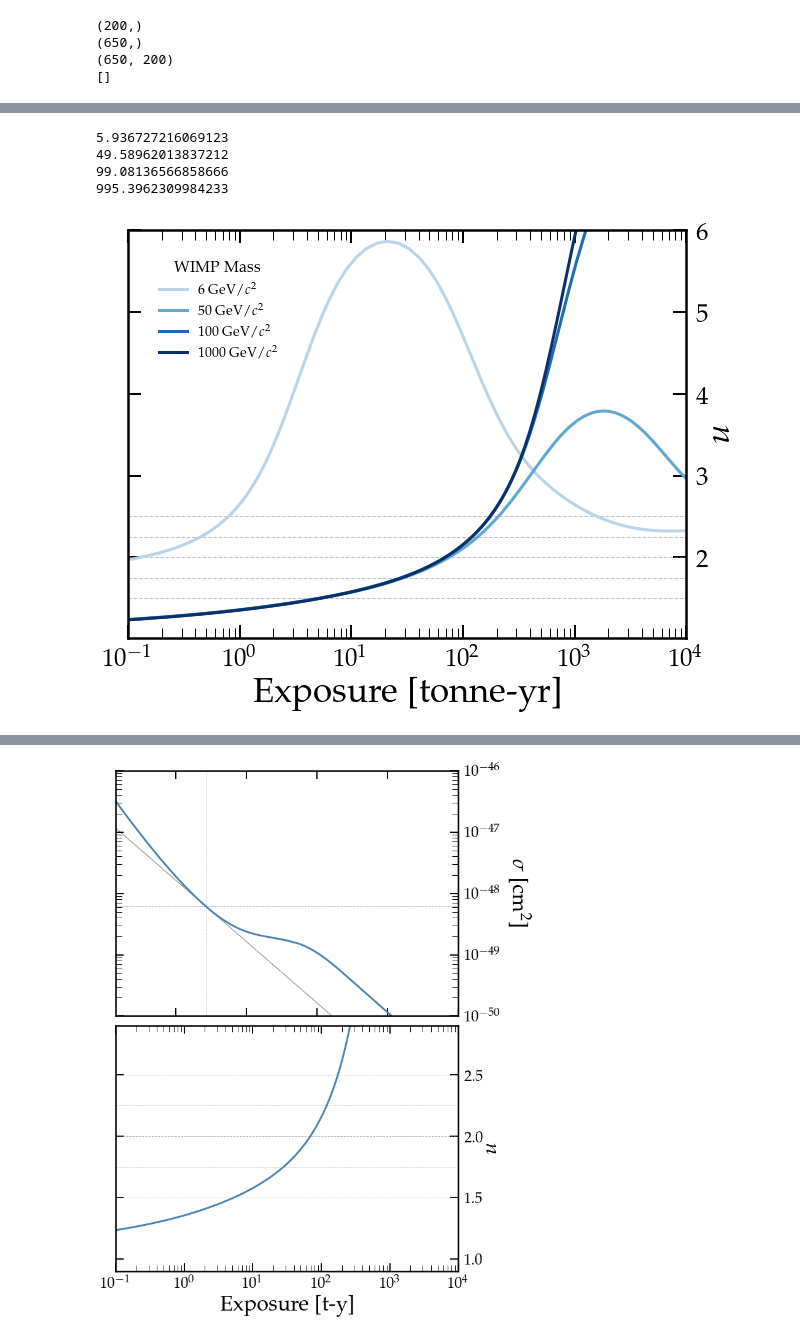
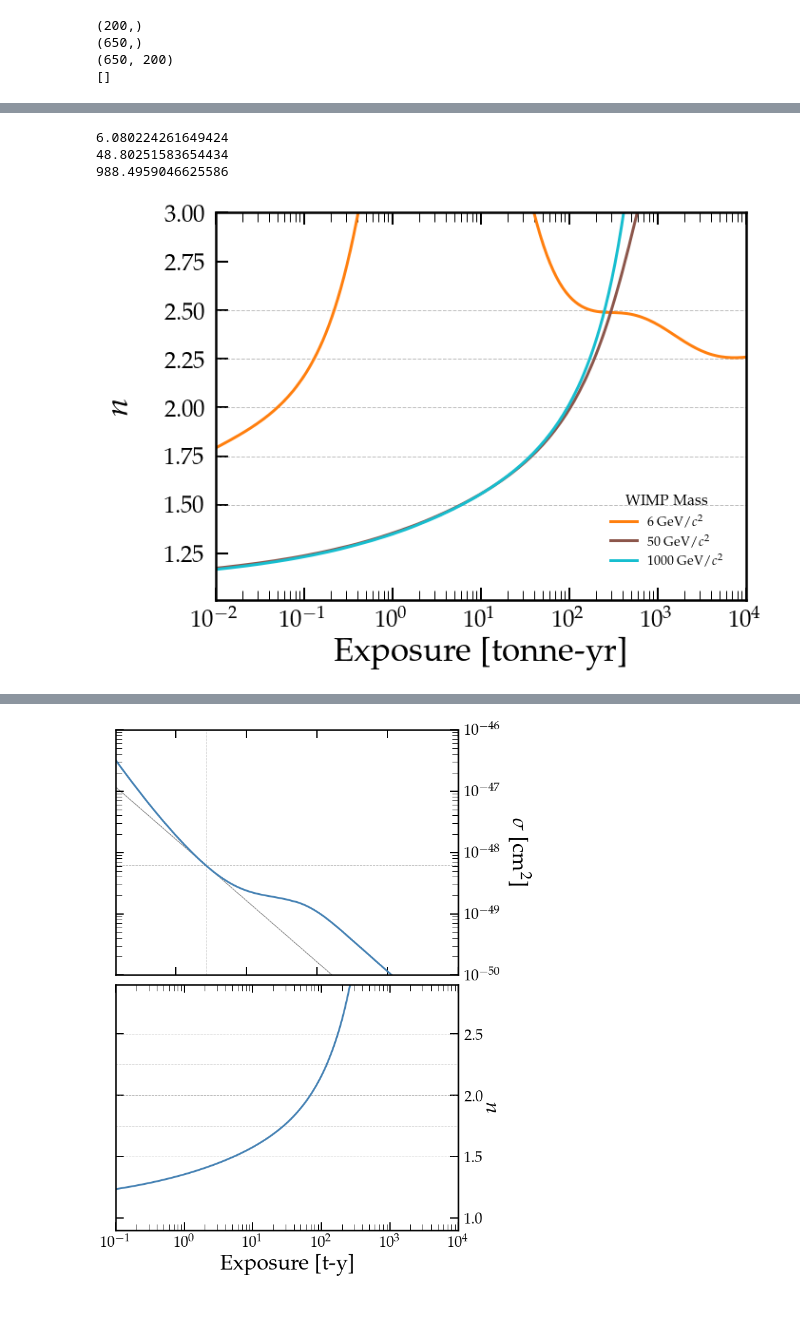
Before and after one commit to ScottHaselschwardt/NeutrinoFog, a Jupyter notebook: notebooks/ExplanationFigure.ipynb, the cells around one changed output, grey strips where cells are left out. Saved outputs shown, nothing was run; the diff lists cells and outputs as text; code cells hidden in the pictures; blank space fills up the shorter version.

```diff
--- a/notebooks/ExplanationFigure.ipynb
+++ b/notebooks/ExplanationFigure.ipynb
@@ -25,11 +25,14 @@ cmap = LinearSegmentedColormap.from_list('name', colors)
 #print(cmap(0))
 #print(cmap(2))
 
-#data = loadtxt('../data/WIMPLimits/mylimits/DLNuFloorXe_detailed_SI_3sigma.txt')
-data = loadtxt('../data/WIMPLimits/mylimits/DLNuFloorXe_detailed_SI_3sigma_updatedparams_fine.txt')
+data = loadtxt('../data/WIMPLimits/mylimits/DLNuFloorXe_detailed_SI.txt')
+#data = loadtxt('../data/WIMPLimits/mylimits/DLNuFloorXe_detailed_SI_updatedparams_3sigma_41-50sig650_-5-19expo650.txt')
+#data = loadtxt('../data/WIMPLimits/mylimits/DLNuFloorXe_detailed_SI_updatedparams_3sigma_default.txt')
+#data = loadtxt('../data/WIMPLimits/mylimits/DLNuFloorXe_detailed_SI_3sigma_updatedparams_fine.txt')
 #data = loadtxt('../data/WIMPLimits/mylimits/DLNuFloorXe_detailed_SI_3sigma_updatedparams.txt')
 Ex = flipud(data[1:,1:])
-m,sig,NUFLOOR,DY = Floor_2D(data,Ex_crit=1e19,slope_idx=1.0)
+floor_idx = 1.5
+m,sig,NUFLOOR,DY = Floor_2D(data,Ex_crit=1e19,slope_idx=floor_idx)
 # %%
 # make a copy of the contour, cutting off at certain derivative value
 cut_n = 2.5 #2.37
@@ -247,52 +281,56 @@ ax3 = fig.gca()
 for t in ticks:
     ax3.axhline(t,color='gray',linestyle='--',lw=1,alpha=0.5)
 
-masses = [ 6, 50, 100, 1000]
-start = 0.3
+masses = [ 6 , 50, 1000]
+start = 0.1
 stop = 1.0
 ncolor = len(masses)
 cm_subsection = linspace(start, stop, ncolor)
-xe_colors = [ cm.Blues(x) for x in cm_subsection ]
+#xe_colors = [ cm.Blues(x) for x in cm_subsection ]
+xe_colors = [ cm.tab10(x) for x in cm_subsection ]
 ar_colors = [ cm.Oranges(x) for x in cm_subsection ]
 
-colors = ['steelblue','']
+colors = ['steelblue','tomato','']
 y1 = 1e-41
 y2 = 1e-50
+
+max_n = 3.0
 
 for j,m_example in enumerate(masses):
 
     x1 = m_example
     x2 = m_example
 
     # Calculate derivative of discovery limit
     i = argmin(abs(m-m_example))
     print(m[i])
     E = Ex[:,i]
     y = gaussian_filter1d(gaussian_filter1d(log10(E),sigma=3),3)
     dy = -gradient(y,log10(sig[2])-log10(sig[1]))
     dy = gaussian_filter1d(dy,3)
 
+    #i_cut = dy[dy<max_n]
+
     ax3.semilogx(E,dy,lw=3,color=xe_colors[j],label=r'{:.0f} GeV$/c^2$'.format(m_example))
 
 ax3.set_xscale('log')
-ax3.yaxis.tick_right()
-ax3.yaxis.set_label_position("right")
-ax3.set_xlim([1e-1,1e4])
-ax3.set_ylim([1.01,6.0])
+#ax3.yaxis.tick_right()
+#ax3.yaxis.set_label_position("right")
+ax3.set_xlim([1e-2,1e4])
+ax3.set_ylim([1.01,max_n])
 
 
-ax3.set_ylabel(r'$n$',fontsize=lfs,rotation=-90,labelpad=30)
+ax3.set_ylabel(r'$n$',fontsize=lfs,labelpad=30)
 ax3.set_xlabel(r'Exposure [tonne-yr]',fontsize=lfs)
 
 ax3.tick_params(which='major',direction='in',width=2,length=13,left=True,top=True,pad=10)
 ax3.tick_params(which='minor',direction='in',width=1,length=10,left=True,top=True)
 
-leg1 = ax3.legend( loc='lower center',bbox_to_anchor=(0.16, 0.65),
+leg1 = ax3.legend( loc='lower center',bbox_to_anchor=(0.85, 0.05),
                  fontsize=14,title=r'WIMP Mass',title_fontsize=16,
                  frameon=False,framealpha=0.3,edgecolor='white')
 # %% [output]
-5.936727216069123
-49.58962013837212
-99.08136566858666
-995.3962309984233
+6.080224261649424
+48.80251583654434
+988.4959046625586
-[figure, old version]
+[figure, new version]
```
Also changed, not shown: parts of 5 cells of this notebook, 13 other files.
